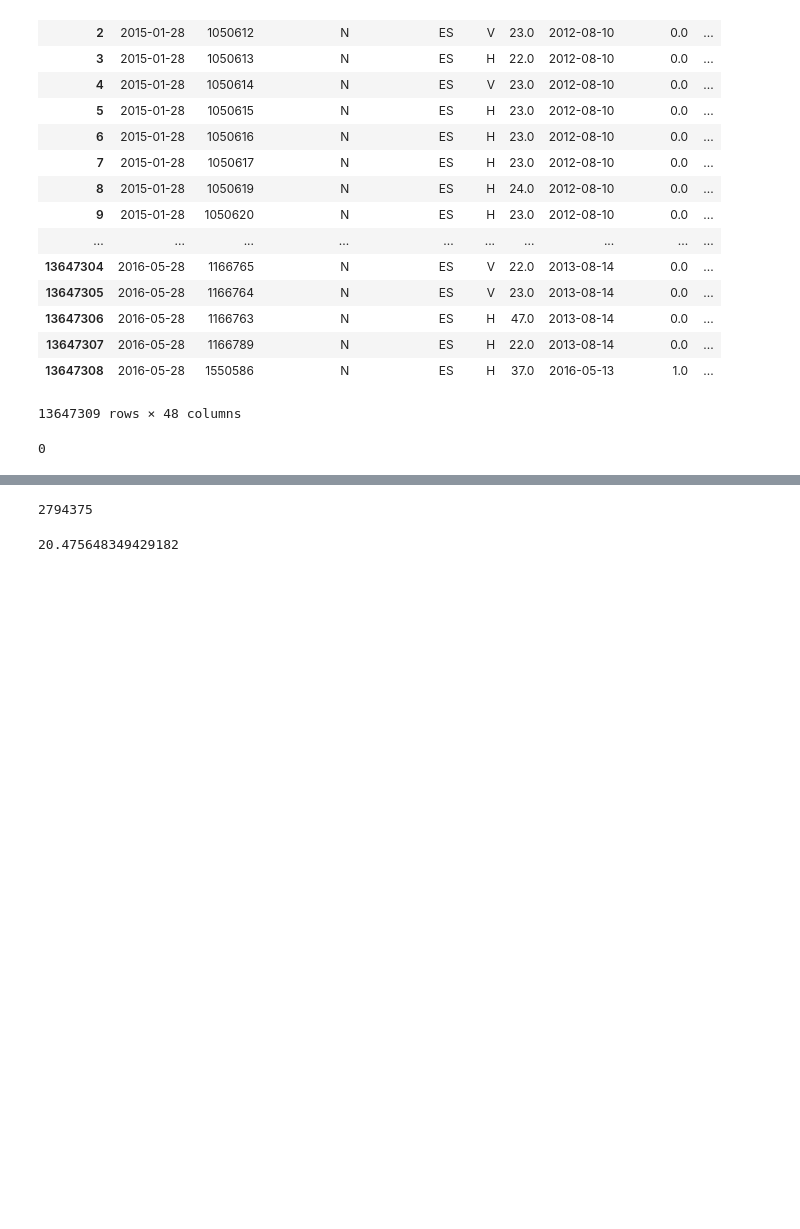
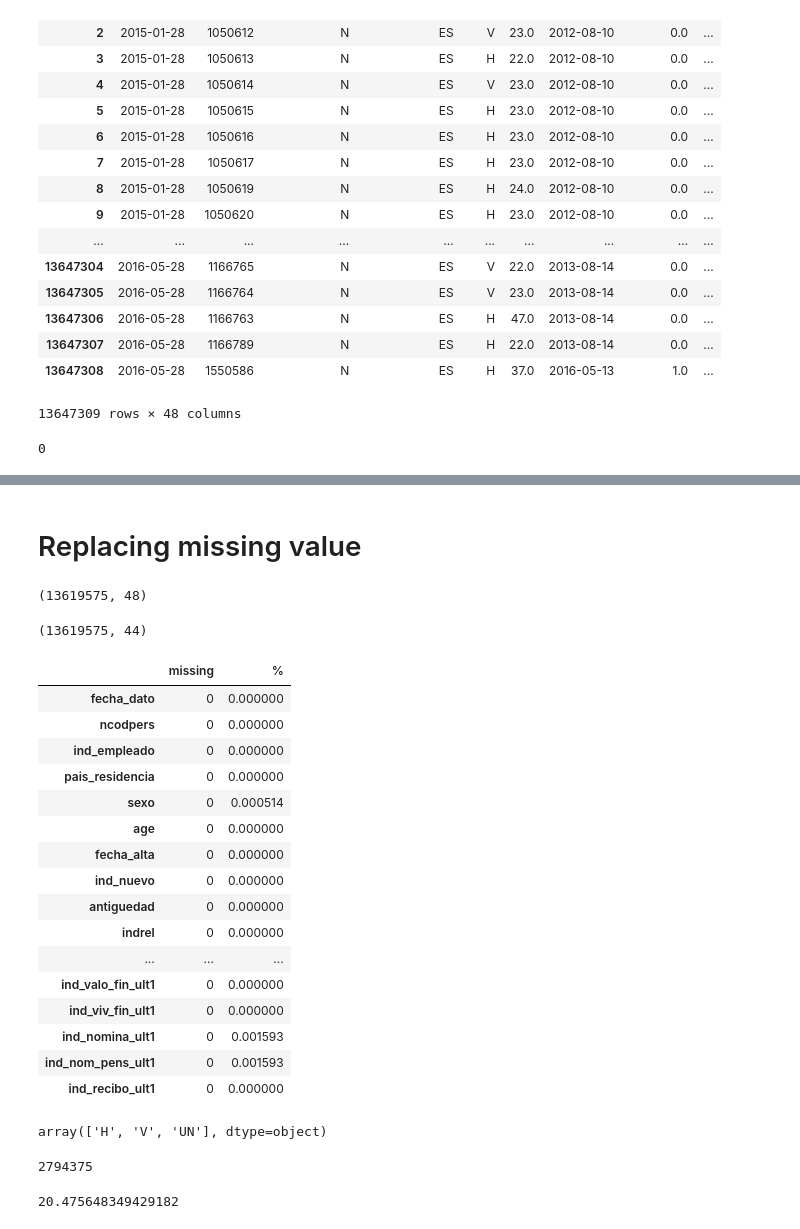
Before and after one commit to amberchen33/AC_Kaggle_Projects, a Jupyter notebook: Santander product recommendation.ipynb, the cells around one changed output, grey strips where cells are left out. Saved outputs shown, nothing was run; the diff lists cells and outputs as text; code cells hidden in the pictures; blank space fills up the shorter version.

```diff
--- a/Santander product recommendation.ipynb
+++ b/Santander product recommendation.ipynb
@@ -110,0 +149,2 @@ df.ind_ahor_fin_ult1.min()
+# %%
+df = df[df.ind_empleado.notnull()] # store data with ind_empleado not null into df as new df
@@ -111,3 +173,44 @@ df.ind_ahor_fin_ult1.min()
+# %% [markdown]
+# Replacing missing value
+# %%
+df_new = df.drop(['tipodom', 'cod_prov', 'ult_fec_cli_1t', 'conyuemp'], axis=1)
+# %%
+df.shape
+# %% [output]
+(13619575, 48)
+# %%
+df_new.shape
+# %% [output]
+(13619575, 44)
+# %%
+values = {'sexo': 'UN', 'indrel_1mes': 1, 'tiprel_1mes': "UN", 'canal_entrada': 'UN',"nomprov":"MADRID", "ind_nomina_ult1" : 0, "ind_nom_pens_ult1":0}
+df_new = df_new.fillna(value=values)
+# %%
+na2 = pd.DataFrame(df_new.isnull().sum(), columns=['missing'])
+na2["%"] = (na['missing']/df_new.shape[0])*100
+na2
+# %% [output]
+|  | missing | % |
+| fecha_dato | 0 | 0.000000 |
+| ncodpers | 0 | 0.000000 |
+| ind_empleado | 0 | 0.000000 |
+| pais_residencia | 0 | 0.000000 |
+| sexo | 0 | 0.000514 |
+| age | 0 | 0.000000 |
+| fecha_alta | 0 | 0.000000 |
+| ind_nuevo | 0 | 0.000000 |
+| antiguedad | 0 | 0.000000 |
+| indrel | 0 | 0.000000 |
+| ... | ... | ... |
+| ind_valo_fin_ult1 | 0 | 0.000000 |
+| ind_viv_fin_ult1 | 0 | 0.000000 |
+| ind_nomina_ult1 | 0 | 0.001593 |
+| ind_nom_pens_ult1 | 0 | 0.001593 |
+| ind_recibo_ult1 | 0 | 0.000000 |
+# %%
+df_new['sexo'].unique()
+# %% [output]
+array(['H', 'V', 'UN'], dtype=object)
 # %%
 df.renta.isnull().sum() # 遺失值有多少筆
 # %% [output]
```
Also changed, not shown: parts of 13 cells of this notebook, 1 other file.
